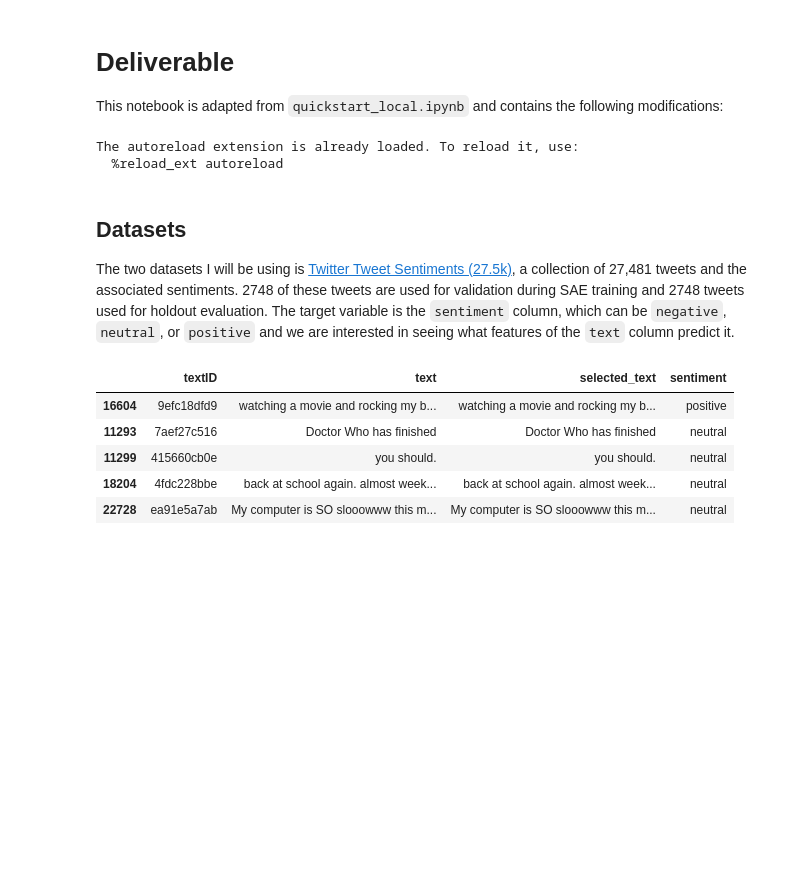
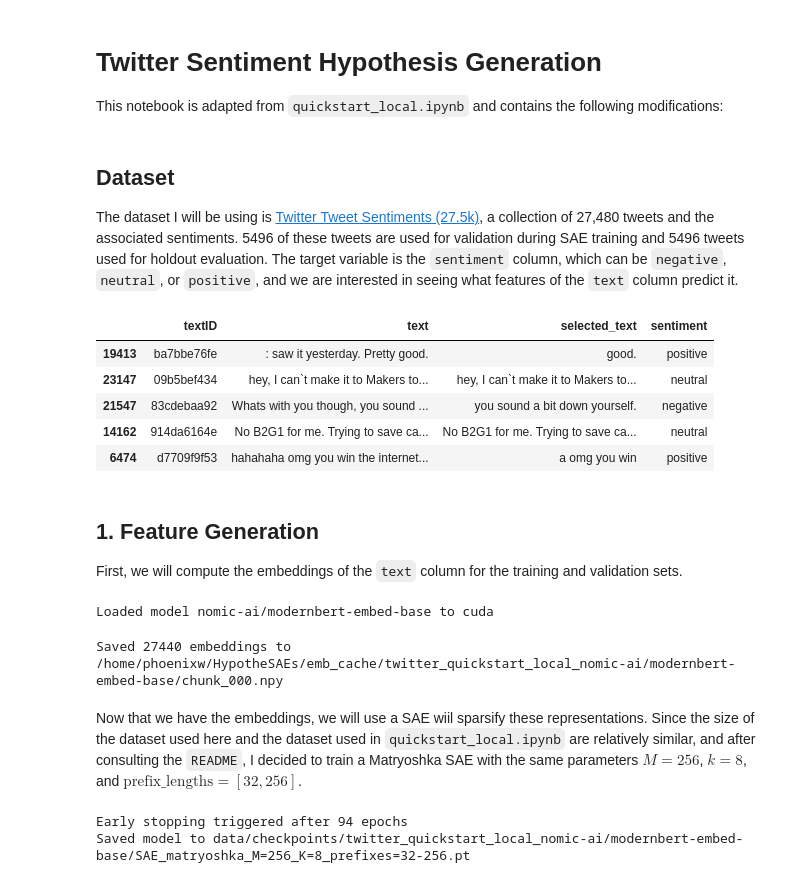
Before and after one commit to lordkilgore/HypotheSAEs, a Jupyter notebook: phoenix/deliverable.ipynb, the cells around one changed output. Drawn from its saved outputs; the diff is of its cells as text; code cells hidden in the pictures; blank space fills up the shorter version.

```diff
--- a/phoenix/deliverable.ipynb
+++ b/phoenix/deliverable.ipynb
@@ -1,5 +1,5 @@
 # %% [markdown]
-# Deliverable
+# Twitter Sentiment Hypothesis Generation
 
 This notebook is adapted from `quickstart_local.ipynb` and contains the following modifications:
 # %%
@@ -7,7 +7,7 @@ This notebook is adapted from `quickstart_local.ipynb` and contains the followin
 %autoreload 2
 
 import os
-os.environ['CUDA_VISIBLE_DEVICES'] = '4' # Set to the index of the GPU you want to use; see visible GPUs with `nvidia-smi` on command line
+os.environ['CUDA_VISIBLE_DEVICES'] = '5' # Set to the index of the GPU you want to use; see visible GPUs with `nvidia-smi` on command line
 
 import numpy as np
 import pandas as pd
@@ -16,27 +16,50 @@ from sklearn.model_selection import train_test_split
 from hypothesaes.quickstart import train_sae, interpret_sae, generate_hypotheses, evaluate_hypotheses
 from hypothesaes.embedding import get_local_embeddings
 from hypothesaes.llm_local import get_vllm_engine
+
+current_dir = os.getcwd()
+assert current_dir.endswith("phoenix")
-# %% [output]
-The autoreload extension is already loaded. To reload it, use:
-  %reload_ext autoreload
 # %% [markdown]
-## Datasets
-The two datasets I will be using is [Twitter Tweet Sentiments (27.5k)](https://www.kaggle.com/datasets/yasserh/twitter-tweets-sentiment-dataset), a collection of 27,481 tweets and the associated sentiments. 2748 of these tweets are used for validation during SAE training and 2748 tweets used for holdout evaluation. The target variable is the `sentiment` column, which can be `negative`, `neutral`, or `positive` and we are interested in seeing what features of the `text` column predict it.
+## Dataset
+The dataset I will be using is [Twitter Tweet Sentiments (27.5k)](https://www.kaggle.com/datasets/yasserh/twitter-tweets-sentiment-dataset), a collection of 27,480 tweets and the associated sentiments. 5496 of these tweets are used for validation during SAE training and 5496 tweets used for holdout evaluation. The target variable is the `sentiment` column, which can be `negative`, `neutral`, or `positive`, and we are interested in seeing what features of the `text` column predict it.
 # %%
-current_dir = os.getcwd()
-assert current_dir.endswith("phoenix")
-
 base_dir = os.path.join("data")
 df = pd.read_csv(os.path.join(base_dir, "Tweets.csv"))
+df = df[pd.notnull(df["text"])] # GPT generated command to clean :)
 
-train_df, val_df = train_test_split(df, test_size=2748*2, train_size=21984, random_state=42)
-val_df_SAE, val_df_holdout = train_test_split(val_df, test_size=2748, train_size=2748, random_state=42)
+train_df, val_df = train_test_split(df, test_size=5496*2, train_size=16448, random_state=42)
+val_df_SAE, val_df_holdout = train_test_split(val_df, test_size=5496, train_size=5496, random_state=42)
 
 train_df.head(5)
 # %% [output]
 |  | textID | text | selected_text | sentiment |
-| 16604 | 9efc18dfd9 | watching a movie and rocking my b... | watching a movie and rocking my b... | positive |
-| 11293 | 7aef27c516 | Doctor Who has finished | Doctor Who has finished | neutral |
-| 11299 | 415660cb0e | you should. | you should. | neutral |
-| 18204 | 4fdc228bbe | back at school again. almost week... | back at school again. almost week... | neutral |
-| 22728 | ea91e5a7ab | My computer is SO slooowww this m... | My computer is SO slooowww this m... | neutral |
+| 19413 | ba7bbe76fe | : saw it yesterday. Pretty good. | good. | positive |
+| 23147 | 09b5bef434 | hey, I can`t make it to Makers to... | hey, I can`t make it to Makers to... | neutral |
+| 21547 | 83cdebaa92 | Whats with you though, you sound ... | you sound a bit down yourself. | negative |
+| 14162 | 914da6164e | No B2G1 for me. Trying to save ca... | No B2G1 for me. Trying to save ca... | neutral |
+| 6474 | d7709f9f53 | hahahaha omg you win the internet... | a omg you win | positive |
+# %% [markdown]
+## 1. Feature Generation
+First, we will compute the embeddings of the `text` column for the training and validation sets.
+# %%
+texts = train_df["text"].tolist()
+sentiments = train_df["sentiment"].tolist()
+val_texts = val_df["text"].tolist()
+
+EMBEDDER = "nomic-ai/modernbert-embed-base"
+CACHE_NAME = f"twitter_quickstart_local_{EMBEDDER}"
+
+text2embedding = get_local_embeddings(texts + val_texts, model=EMBEDDER, batch_size=128, cache_name=CACHE_NAME)
+train_embeddings = np.stack([text2embedding[text] for text in texts])
+val_embeddings = np.stack([text2embedding[text] for text in val_texts])
+# %% [output]
+Loaded model nomic-ai/modernbert-embed-base to cuda
+Saved 27440 embeddings to /home/phoenixw/HypotheSAEs/emb_cache/twitter_quickstart_local_nomic-ai/modernbert-embed-base/chunk_000.npy
+# %% [markdown]
+Now that we have the embeddings, we will use a SAE wiil sparsify these representations. Since the size of the dataset used here and the dataset used in `quickstart_local.ipynb` are relatively similar, and after consulting the `README`, I decided to train a Matryoshka SAE with the same parameters $M=256$, $k=8$, and $\text{prefix\_lengths} = [32, 256]$.
+# %%
+checkpoint_dir = os.path.join(base_dir, "checkpoints", CACHE_NAME)
+sae = train_sae(embeddings=train_embeddings, M=256, K=8, matryoshka_prefix_lengths=[32, 256], checkpoint_dir=checkpoint_dir, val_embeddings=val_embeddings)
+# %% [output]
+Early stopping triggered after 94 epochs
+Saved model to data/checkpoints/twitter_quickstart_local_nomic-ai/modernbert-embed-base/SAE_matryoshka_M=256_K=8_prefixes=32-256.pt
```
Also changed, not shown: parts of 1 cell of this notebook, 1 other file.
